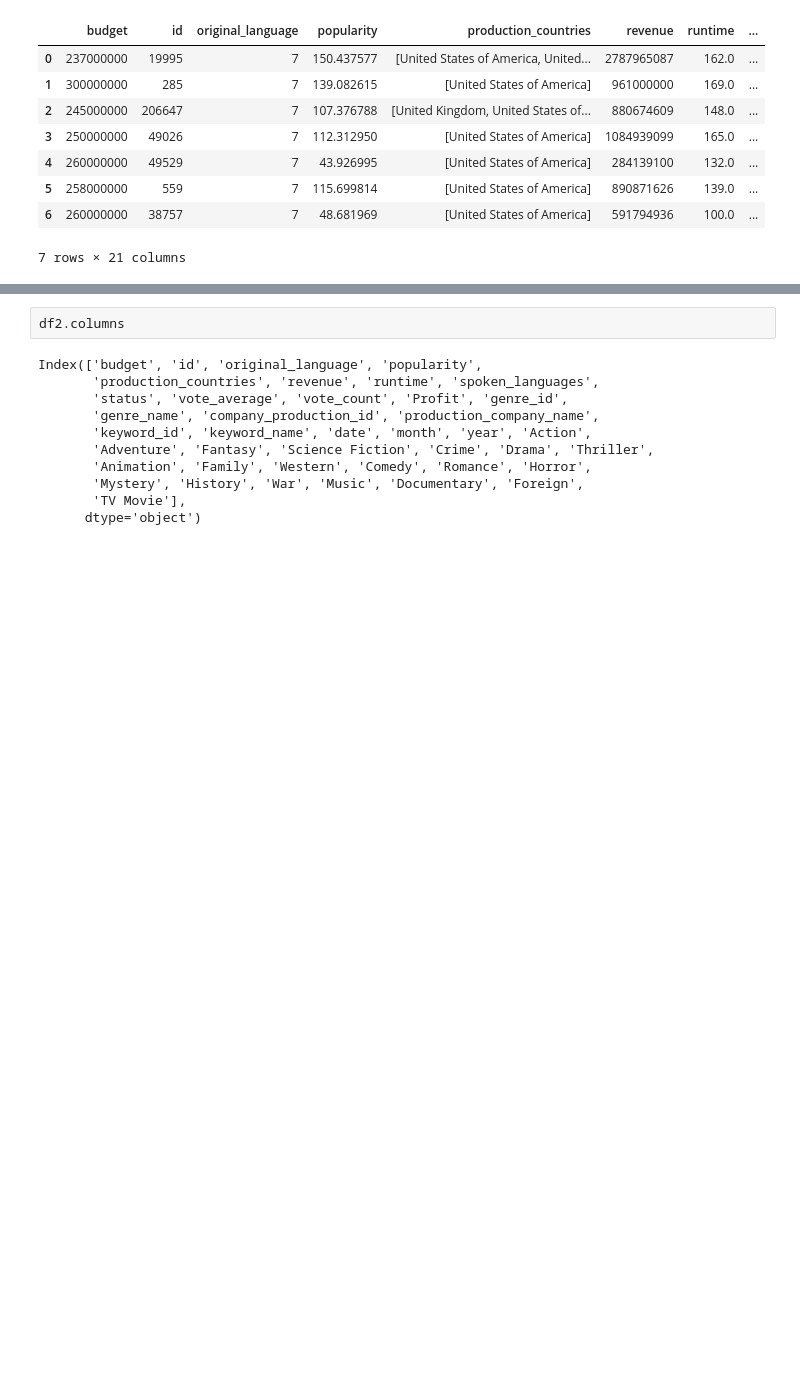
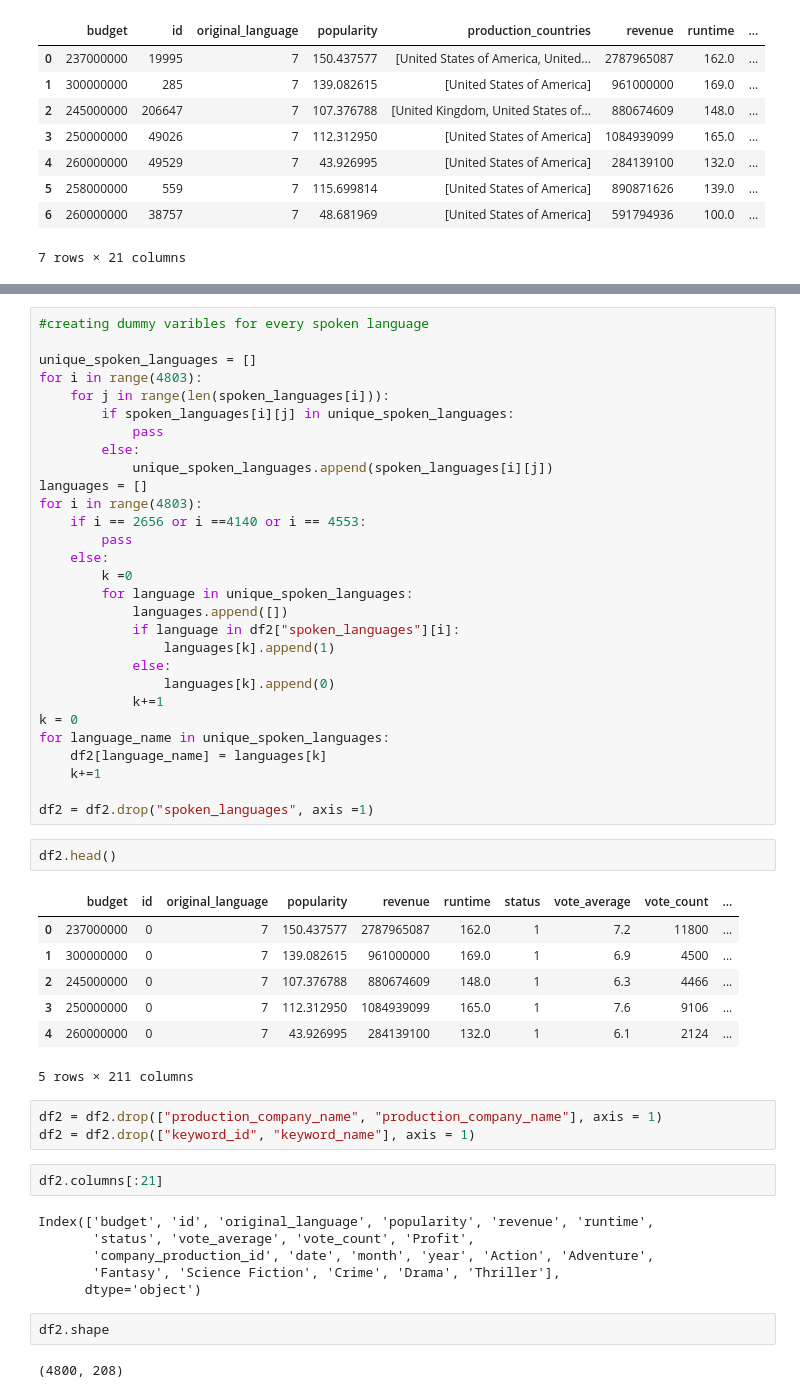
Before and after one commit to aadi2305/tmdb-kaggle, a Jupyter notebook: Main Imdb.ipynb, the cells around one changed output, grey strips where cells are left out. Cells and saved outputs as stored; diff of their text form; blank space fills up the shorter version.

Commit message:
Created dummy varibles for other varibles

```diff
--- a/Main Imdb.ipynb
+++ b/Main Imdb.ipynb
@@ -184,13 +200,54 @@ df2.head()
+# %%
+#creating dummy varibles for every spoken language
+
+unique_spoken_languages = []
+for i in range(4803):
+    for j in range(len(spoken_languages[i])):
+        if spoken_languages[i][j] in unique_spoken_languages:
+            pass
+        else:
+            unique_spoken_languages.append(spoken_languages[i][j])
+languages = []
+for i in range(4803):
+    if i == 2656 or i ==4140 or i == 4553:
+        pass
+    else:
+        k =0
+        for language in unique_spoken_languages:
+            languages.append([])
+            if language in df2["spoken_languages"][i]:
+                languages[k].append(1)
+            else:
+                languages[k].append(0)
+            k+=1
+k = 0
+for language_name in unique_spoken_languages:
+    df2[language_name] = languages[k]
+    k+=1
+
+df2 = df2.drop("spoken_languages", axis =1)
+# %%
+df2.head()
+# %% [output]
+|  | budget | id | original_language | popularity | revenue | runtime | status | vote_average | vote_count | ... |
+| 0 | 237000000 | 0 | 7 | 150.437577 | 2787965087 | 162.0 | 1 | 7.2 | 11800 | ... |
+| 1 | 300000000 | 0 | 7 | 139.082615 | 961000000 | 169.0 | 1 | 6.9 | 4500 | ... |
+| 2 | 245000000 | 0 | 7 | 107.376788 | 880674609 | 148.0 | 1 | 6.3 | 4466 | ... |
+| 3 | 250000000 | 0 | 7 | 112.312950 | 1084939099 | 165.0 | 1 | 7.6 | 9106 | ... |
+| 4 | 260000000 | 0 | 7 | 43.926995 | 284139100 | 132.0 | 1 | 6.1 | 2124 | ... |
+5 rows × 211 columns
+# %%
+df2 = df2.drop(["production_company_name", "production_company_name"], axis = 1)
+df2 = df2.drop(["keyword_id", "keyword_name"], axis = 1)
 # %%
-df2.columns
+df2.columns[:21]
 # %% [output]
-Index(['budget', 'id', 'original_language', 'popularity',
-       'production_countries', 'revenue', 'runtime', 'spoken_languages',
-       'status', 'vote_average', 'vote_count', 'Profit', 'genre_id',
-       'genre_name', 'company_production_id', 'production_company_name',
-       'keyword_id', 'keyword_name', 'date', 'month', 'year', 'Action',
-       'Adventure', 'Fantasy', 'Science Fiction', 'Crime', 'Drama', 'Thriller',
-       'Animation', 'Family', 'Western', 'Comedy', 'Romance', 'Horror',
-       'Mystery', 'History', 'War', 'Music', 'Documentary', 'Foreign',
-       'TV Movie'],
+Index(['budget', 'id', 'original_language', 'popularity', 'revenue', 'runtime',
+       'status', 'vote_average', 'vote_count', 'Profit',
+       'company_production_id', 'date', 'month', 'year', 'Action', 'Adventure',
+       'Fantasy', 'Science Fiction', 'Crime', 'Drama', 'Thriller'],
       dtype='object')
+# %%
+df2.shape
+# %% [output]
+(4800, 208)
```
Also changed, not shown: parts of 14 cells of this notebook.
